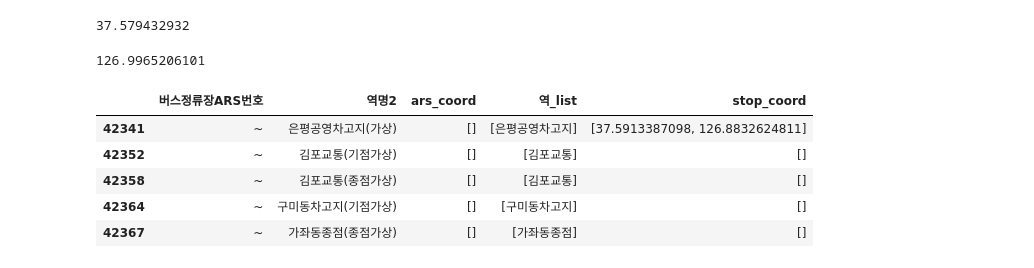
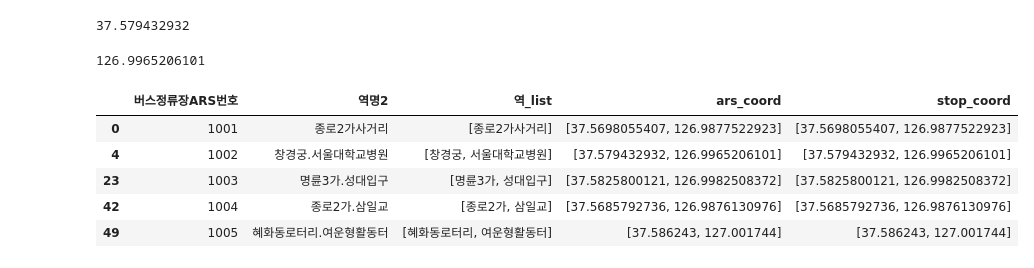
Before and after one commit to sangilhwang/downtown_walk, a Jupyter notebook: 버스데이터 분석.ipynb, the cells around one changed output. Cells and saved outputs as stored; diff of their text form; code cells hidden in the pictures.

```diff
--- a/버스데이터 분석.ipynb
+++ b/버스데이터 분석.ipynb
@@ -440,5 +352,7 @@ busstop_df[busstop_df["정류소명"].str.contains("방배역")].iloc[0, 3]
 busstop_df[busstop_df["정류소명"].str.contains("방배역")].iloc[0, 4]
 # %% [output]
 37.4835892379
+# %%
+bus2402_df["역명2"] = bus2402_df["역명"].str.slice(stop=-7)
 # %%
 bus2402_df3 = bus2402_df.loc[:,("버스정류장ARS번호", "역명2")]
@@ -464,7 +388,9 @@ def ars_coord(ars):
+# %%
+bus2402_df3["버스정류장ARS번호"] = bus2402_df3["버스정류장ARS번호"].map(convert_to_int)
 # %%
-ars_coord = bus2402_df3["버스정류장ARS번호"].map(ars_coord)
+ars_coord_series = bus2402_df3["버스정류장ARS번호"].map(ars_coord)
 # %%
-bus2402_df3["ars_coord"] = ars_coord
+bus2402_df3["ars_coord"] = ars_coord_series
 # %%
 bus2402_df3.head()
 # %% [output]
@@ -570,12 +479,12 @@ stop_coord = bus2402_df3["역_list"].map(stoplist_coord)
 # %%
 bus2402_df3["stop_coord"] = stop_coord
 # %%
-bus2402_df3.tail()
+bus2402_df3.head()
 # %% [output]
-|  | 버스정류장ARS번호 | 역명2 | ars_coord | 역_list | stop_coord |
-| 42341 | ~ | 은평공영차고지(가상) | [] | [은평공영차고지] | [37.5913387098, 126.8832624811] |
-| 42352 | ~ | 김포교통(기점가상) | [] | [김포교통] | [] |
-| 42358 | ~ | 김포교통(종점가상) | [] | [김포교통] | [] |
-| 42364 | ~ | 구미동차고지(기점가상) | [] | [구미동차고지] | [] |
-| 42367 | ~ | 가좌동종점(종점가상) | [] | [가좌동종점] | [] |
+|  | 버스정류장ARS번호 | 역명2 | 역_list | ars_coord | stop_coord |
+| 0 | 1001 | 종로2가사거리 | [종로2가사거리] | [37.5698055407, 126.9877522923] | [37.5698055407, 126.9877522923] |
+| 4 | 1002 | 창경궁.서울대학교병원 | [창경궁, 서울대학교병원] | [37.579432932, 126.9965206101] | [37.579432932, 126.9965206101] |
+| 23 | 1003 | 명륜3가.성대입구 | [명륜3가, 성대입구] | [37.5825800121, 126.9982508372] | [37.5825800121, 126.9982508372] |
+| 42 | 1004 | 종로2가.삼일교 | [종로2가, 삼일교] | [37.5685792736, 126.9876130976] | [37.5685792736, 126.9876130976] |
+| 49 | 1005 | 혜화동로터리.여운형활동터 | [혜화동로터리, 여운형활동터] | [37.586243, 127.001744] | [37.586243, 127.001744] |
 # %%
```
Also changed, not shown: parts of 79 cells of this notebook, 3 other files.
